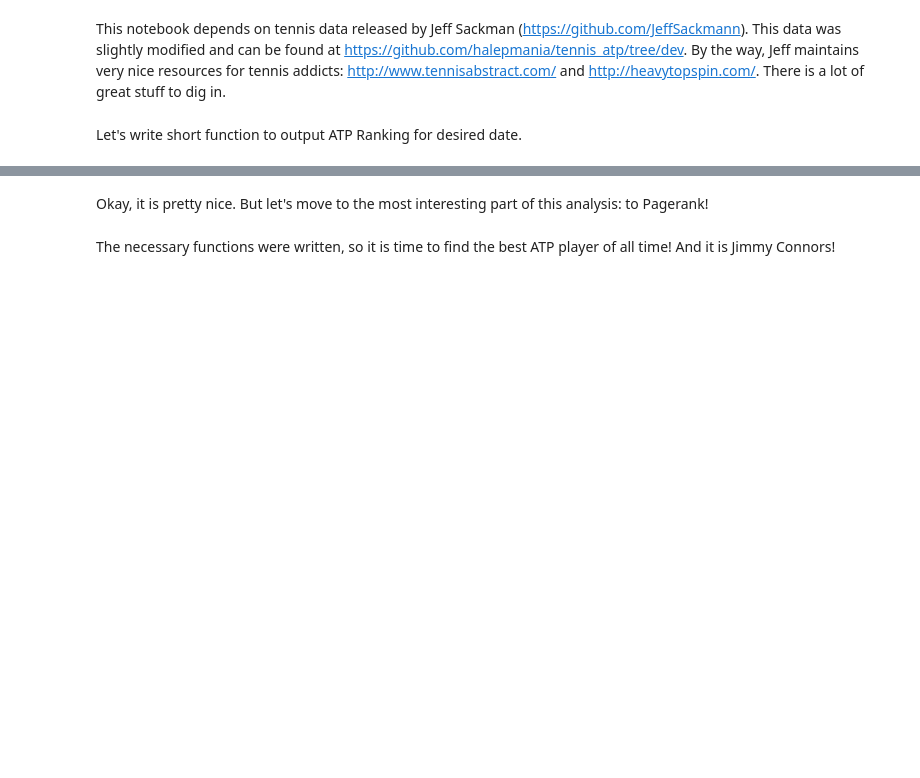
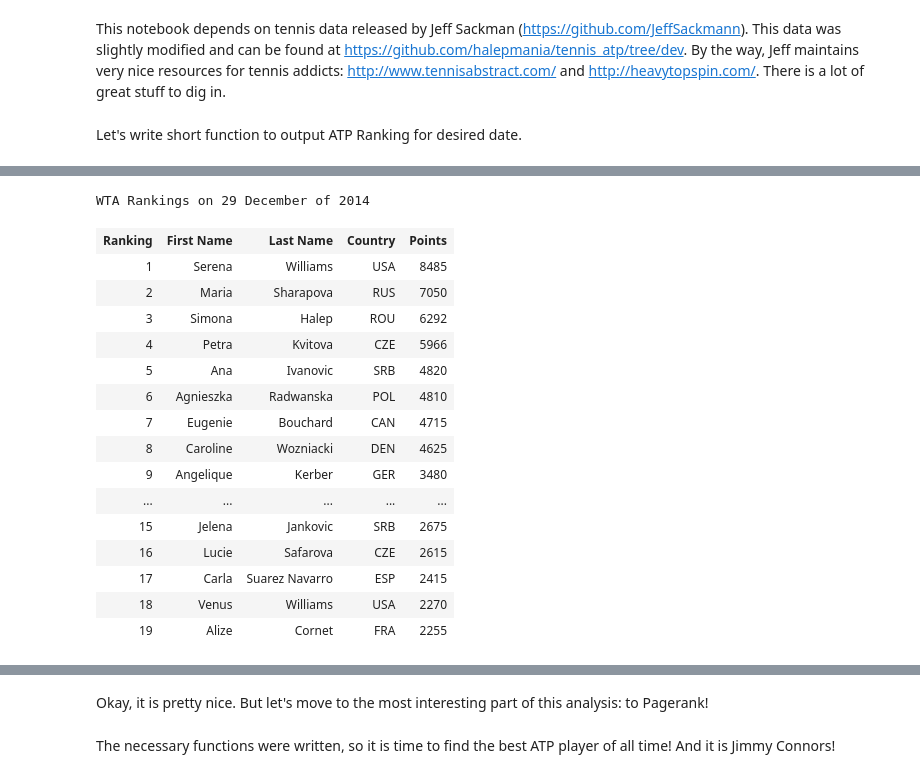
Before and after one commit to halepmania/tennis_pagerank, a Jupyter notebook: TENNIS_PAGERANK_RANKINGS.ipynb, the cells around one changed output, grey strips where cells are left out. Drawn from its saved outputs; the diff is of its cells as text; code cells hidden in the pictures; blank space fills up the shorter version.

```diff
--- a/TENNIS_PAGERANK_RANKINGS.ipynb
+++ b/TENNIS_PAGERANK_RANKINGS.ipynb
@@ -84 +99,23 @@ output_atp_rankings(2014, 20141229, 100)
+# %%
+# Output WTARankings for date 20141229 (29 December of 2014) for the first 100 top players.
+print("WTA Rankings on 29 December of 2014")
+output_rankings(2014, 20141229, 20, mode = 'wta')
+# %% [output]
+WTA Rankings on 29 December of 2014
+| Ranking | First Name | Last Name | Country | Points |
+| 1 | Serena | Williams | USA | 8485 |
+| 2 | Maria | Sharapova | RUS | 7050 |
+| 3 | Simona | Halep | ROU | 6292 |
+| 4 | Petra | Kvitova | CZE | 5966 |
+| 5 | Ana | Ivanovic | SRB | 4820 |
+| 6 | Agnieszka | Radwanska | POL | 4810 |
+| 7 | Eugenie | Bouchard | CAN | 4715 |
+| 8 | Caroline | Wozniacki | DEN | 4625 |
+| 9 | Angelique | Kerber | GER | 3480 |
+| ... | ... | ... | ... | ... |
+| 15 | Jelena | Jankovic | SRB | 2675 |
+| 16 | Lucie | Safarova | CZE | 2615 |
+| 17 | Carla | Suarez Navarro | ESP | 2415 |
+| 18 | Venus | Williams | USA | 2270 |
+| 19 | Alize | Cornet | FRA | 2255 |
 # %% [markdown]
```
Also changed, not shown: parts of 22 cells of this notebook.
